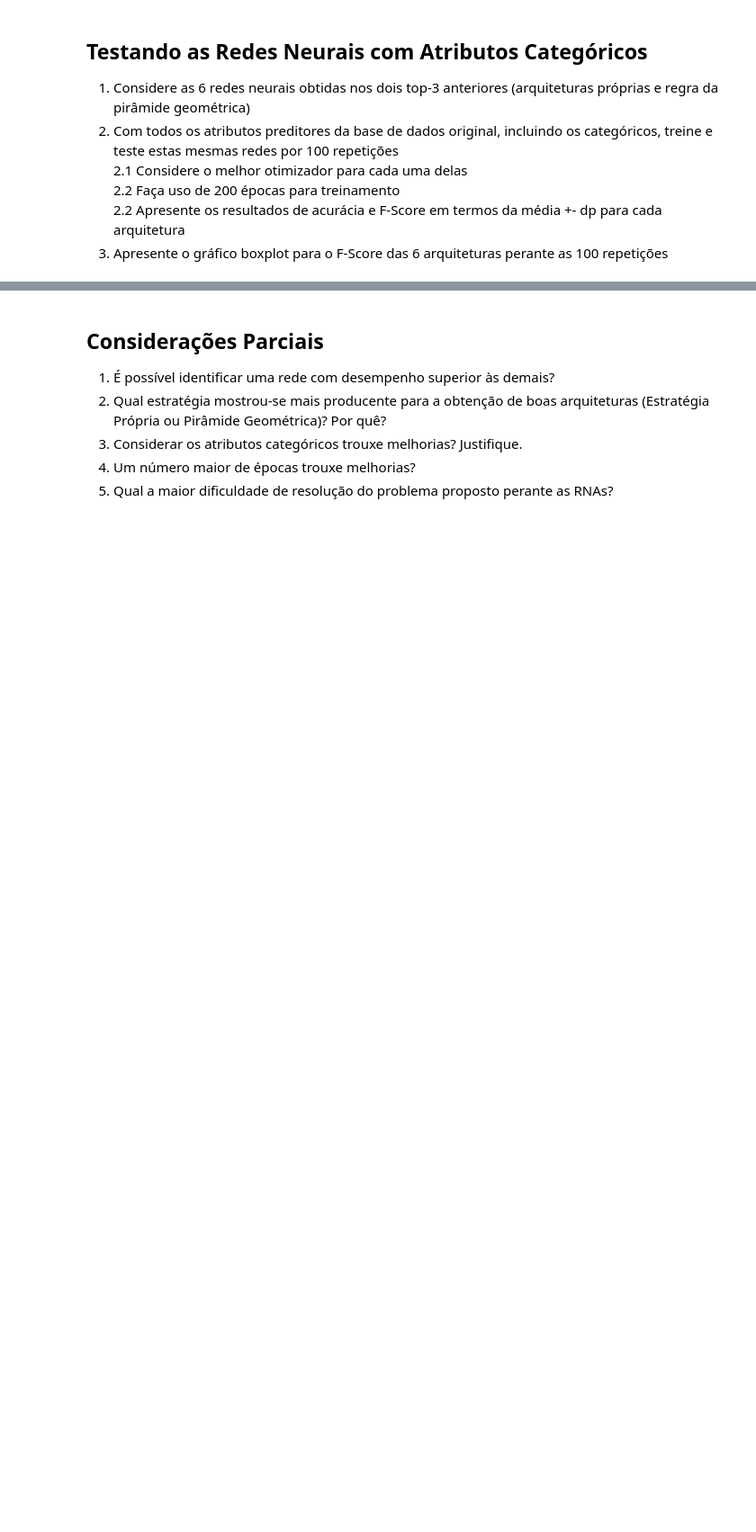
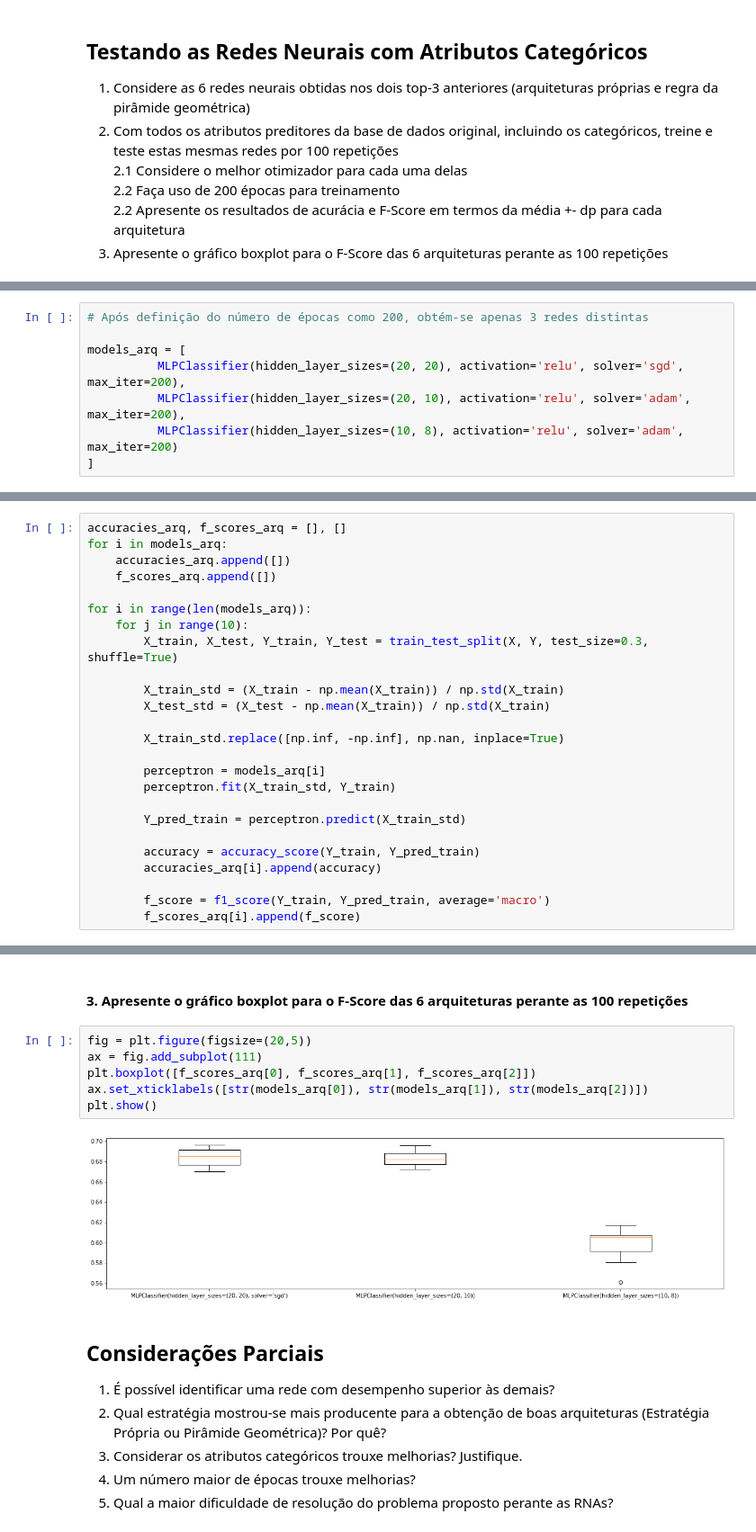
Before and after one commit to elloa-uea/projeto-pratico-3-rna-pp3-team-ltv, a Jupyter notebook: notebooks/PP3.3 - Proposição e Avaliação de RNAs.ipynb, the cells around one changed output, grey strips where cells are left out. Shown: that part at 90% size. Saved outputs shown, nothing was run; the diff lists cells and outputs as text; blank space fills up the shorter version.

```diff
--- a/notebooks/PP3.3 - Proposição e Avaliação de RNAs.ipynb
+++ b/notebooks/PP3.3 - Proposição e Avaliação de RNAs.ipynb
@@ -568,0 +675,8 @@ F-Score: 0.5677
+# %%
+# Após definição do número de épocas como 200, obtém-se apenas 3 redes distintas
+
+models_arq = [
+          MLPClassifier(hidden_layer_sizes=(20, 20), activation='relu', solver='sgd', max_iter=200),
+          MLPClassifier(hidden_layer_sizes=(20, 10), activation='relu', solver='adam', max_iter=200),
+          MLPClassifier(hidden_layer_sizes=(10, 8), activation='relu', solver='adam', max_iter=200)
+]
@@ -568,0 +688,25 @@ F-Score: 0.5677
+# %%
+accuracies_arq, f_scores_arq = [], []
+for i in models_arq:
+    accuracies_arq.append([])
+    f_scores_arq.append([])
+
+for i in range(len(models_arq)):
+    for j in range(10):
+        X_train, X_test, Y_train, Y_test = train_test_split(X, Y, test_size=0.3, shuffle=True)
+
+        X_train_std = (X_train - np.mean(X_train)) / np.std(X_train)
+        X_test_std = (X_test - np.mean(X_train)) / np.std(X_train)
+
+        X_train_std.replace([np.inf, -np.inf], np.nan, inplace=True)
+
+        perceptron = models_arq[i]
+        perceptron.fit(X_train_std, Y_train)
+
+        Y_pred_train = perceptron.predict(X_train_std)
+
+        accuracy = accuracy_score(Y_train, Y_pred_train)
+        accuracies_arq[i].append(accuracy)
+
+        f_score = f1_score(Y_train, Y_pred_train, average='macro')
+        f_scores_arq[i].append(f_score)
@@ -569,3 +755,13 @@ F-Score: 0.5677
+# %% [markdown]
+#### 3. Apresente o gráfico boxplot para o F-Score das 6 arquiteturas perante as 100 repetições
+# %%
+fig = plt.figure(figsize=(20,5))
+ax = fig.add_subplot(111)
+plt.boxplot([f_scores_arq[0], f_scores_arq[1], f_scores_arq[2]])
+ax.set_xticklabels([str(models_arq[0]), str(models_arq[1]), str(models_arq[2])])
+plt.show()
+# %% [output]
+[figure, added]
 # %% [markdown]
 ## Considerações Parciais
 
```
Also changed, not shown: parts of 26 cells of this notebook.
